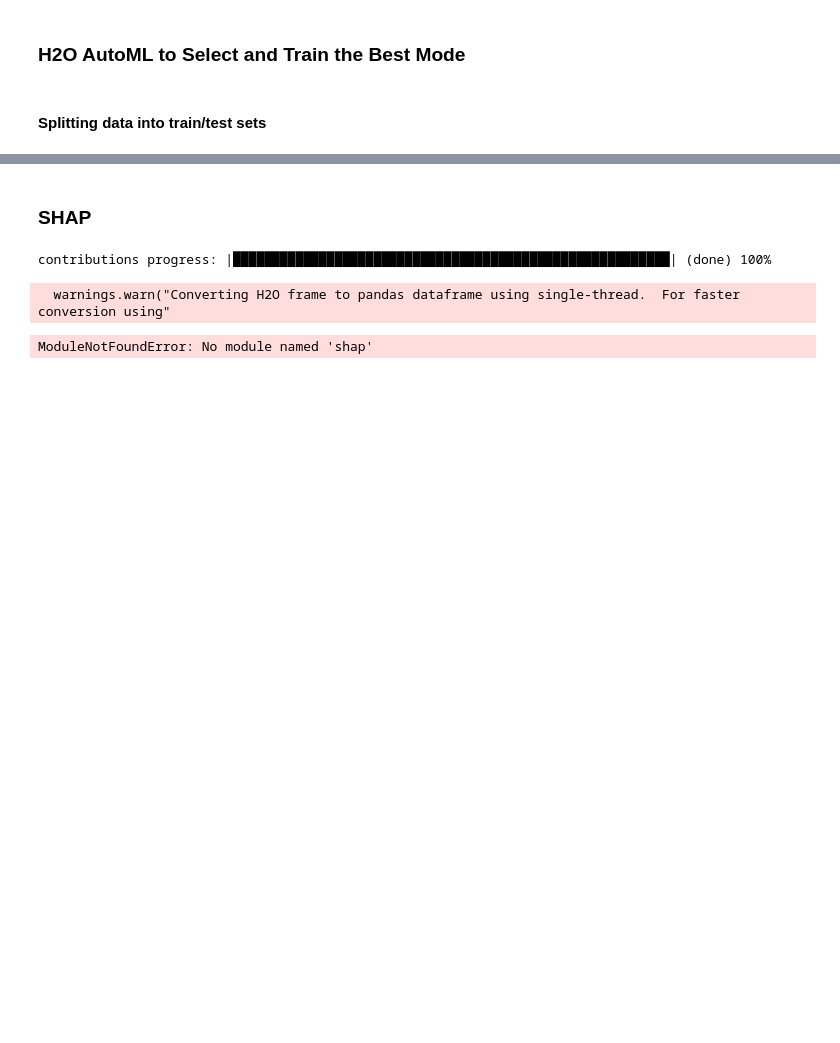
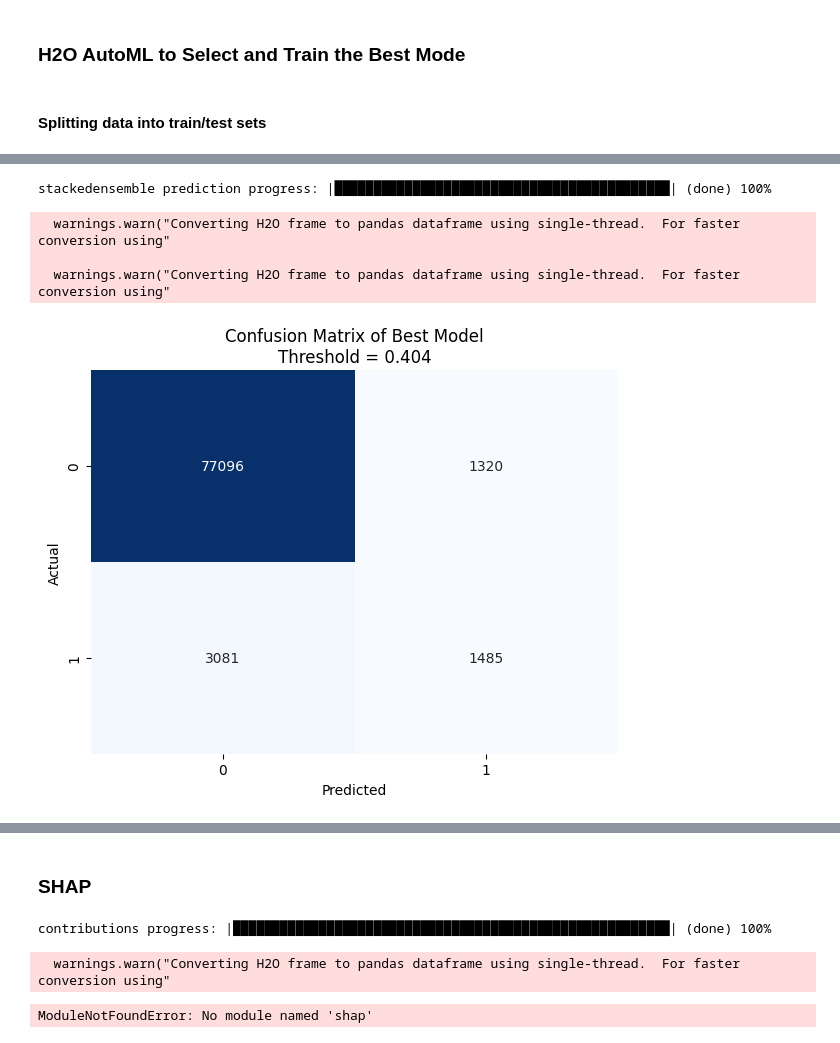
Before and after one commit to MaxChiu1122/ML-Project-with-Cathay-Life, a Jupyter notebook: notebooks/03_model_training_and_evaluation.ipynb, the cells around one changed output, grey strips where cells are left out. Saved outputs shown, nothing was run; the diff lists cells and outputs as text; code cells hidden in the pictures; blank space fills up the shorter version.

```diff
--- a/notebooks/03_model_training_and_evaluation.ipynb
+++ b/notebooks/03_model_training_and_evaluation.ipynb
@@ -513,0 +350,29 @@ gbm prediction progress: |██████████████████
+# %%
+# Assume best model is the top one in results_df
+best_model_id = results_df.sort_values(by="test_revenue", ascending=False).iloc[0]["model_id"]
+best_threshold = results_df.sort_values(by="test_revenue", ascending=False).iloc[0]["threshold"]
+
+# Retrieve the best model from H2O
+best_model = h2o.get_model(best_model_id)
+
+# Get predictions
+preds = best_model.predict(test)
+y_probs = preds['p1'].as_data_frame().values.flatten()
+y_pred = (y_probs >= best_threshold).astype(int)
+y_true = test[target].as_data_frame().values.flatten()
+
+# Confusion matrix
+cm = confusion_matrix(y_true, y_pred)
+plt.figure(figsize=(6, 5))
+sns.heatmap(cm, annot=True, fmt='d', cmap="Blues", cbar=False)
+plt.title(f"Confusion Matrix of Best Model\nThreshold = {best_threshold:.3f}")
+plt.xlabel("Predicted")
+plt.ylabel("Actual")
+plt.tight_layout()
+plt.show()
+# %% [output]
+stackedensemble prediction progress: |███████████████████████████████████████████| (done) 100%
+  warnings.warn("Converting H2O frame to pandas dataframe using single-thread.  For faster conversion using"
+
+  warnings.warn("Converting H2O frame to pandas dataframe using single-thread.  For faster conversion using"
+[figure, added]
```
Also changed, not shown: parts of 42 cells of this notebook, 8 other files.
